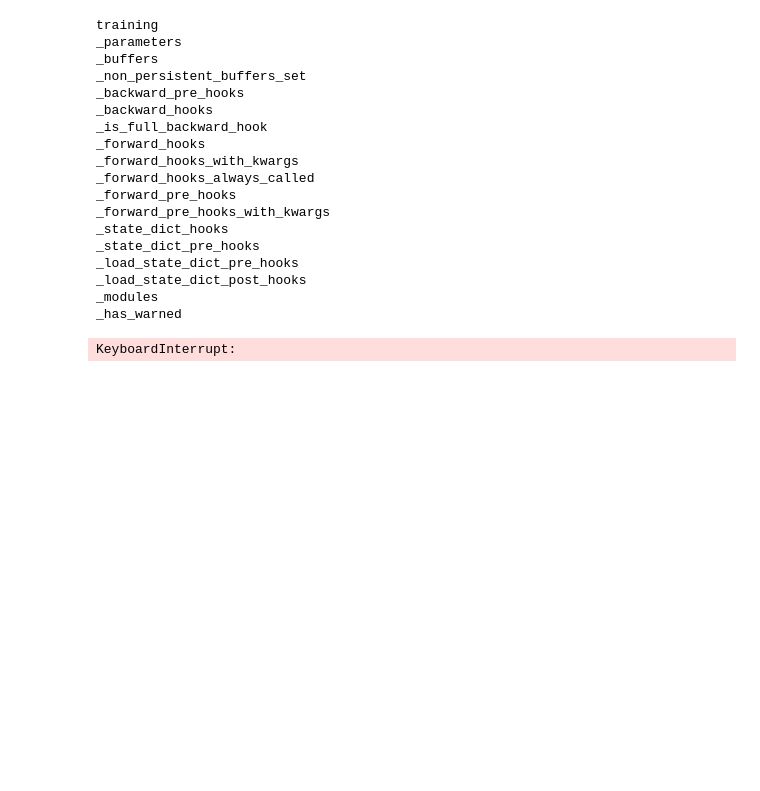
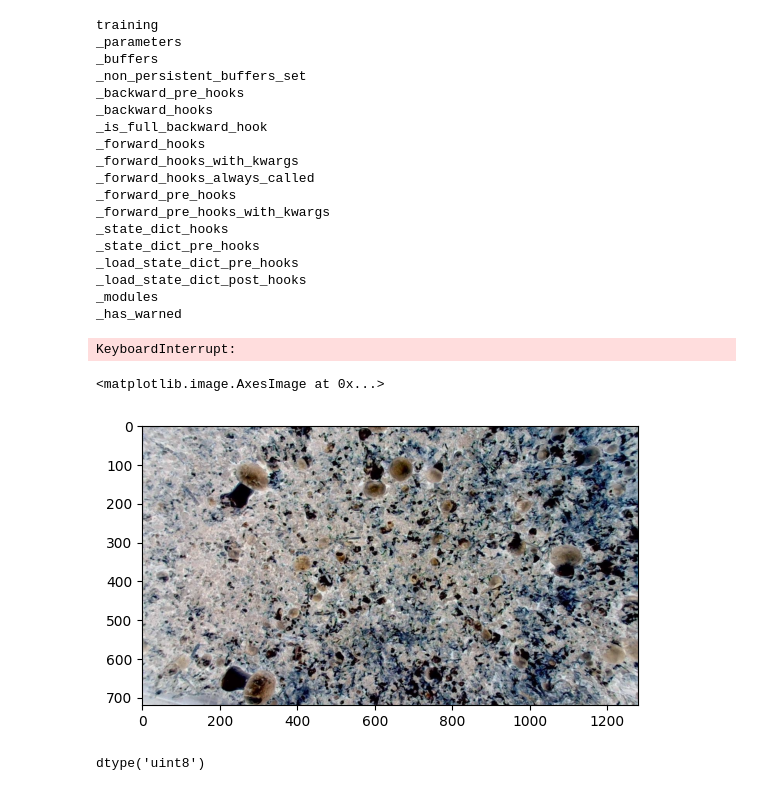
Before and after one commit to abdollahzakeri/m18k, a Jupyter notebook: Playground.ipynb, the cells around one changed output. Drawn from its saved outputs; the diff is of its cells as text; code cells hidden in the pictures; blank space fills up the shorter version.

```diff
--- a/Playground.ipynb
+++ b/Playground.ipynb
@@ -1202,3 +1202,21 @@ m2 = timm.create_model("resnet50", pretrained=True, in_chans=3, features_only=Tr
 print(m)
 # %% [output]
 KeyboardInterrupt:
+# %%
+image = Image.open('M18K/Data/train/30_1680295901-6686547_rgb_png_jpg.rf.cdcd5b7988788209e88a932a717dd87a.jpg')
+# Convert the image to a NumPy array
+image_np = np.array(image)
+
+# Check if the image has three channels (RGB or BGR)
+if image_np.ndim == 3 and image_np.shape[2] == 3:
+    # Assume the image is in BGR format and convert it to RGB by swapping the channels
+    image_np = image_np[:, :, ::-1]
+
+plt.imshow(255 - image_np)
+# %% [output]
+<matplotlib.image.AxesImage at 0x...>
+[figure, added]
+# %%
+image_np.dtype
+# %% [output]
+dtype('uint8')
```
Also changed, not shown: parts of 4 cells of this notebook, 39 other files.
